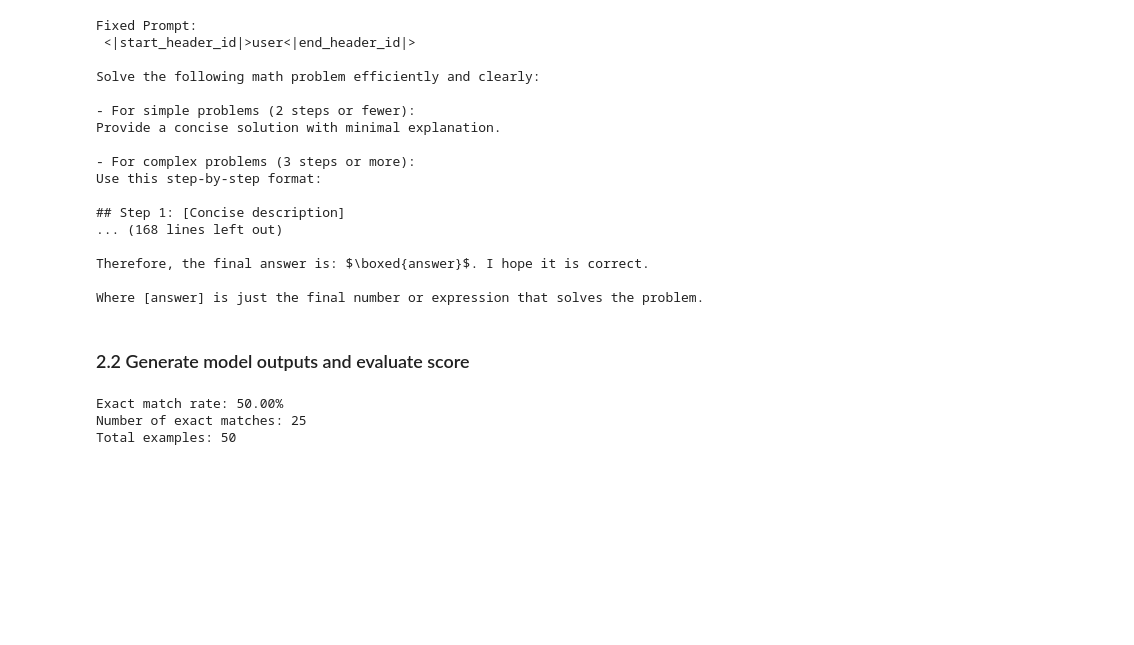
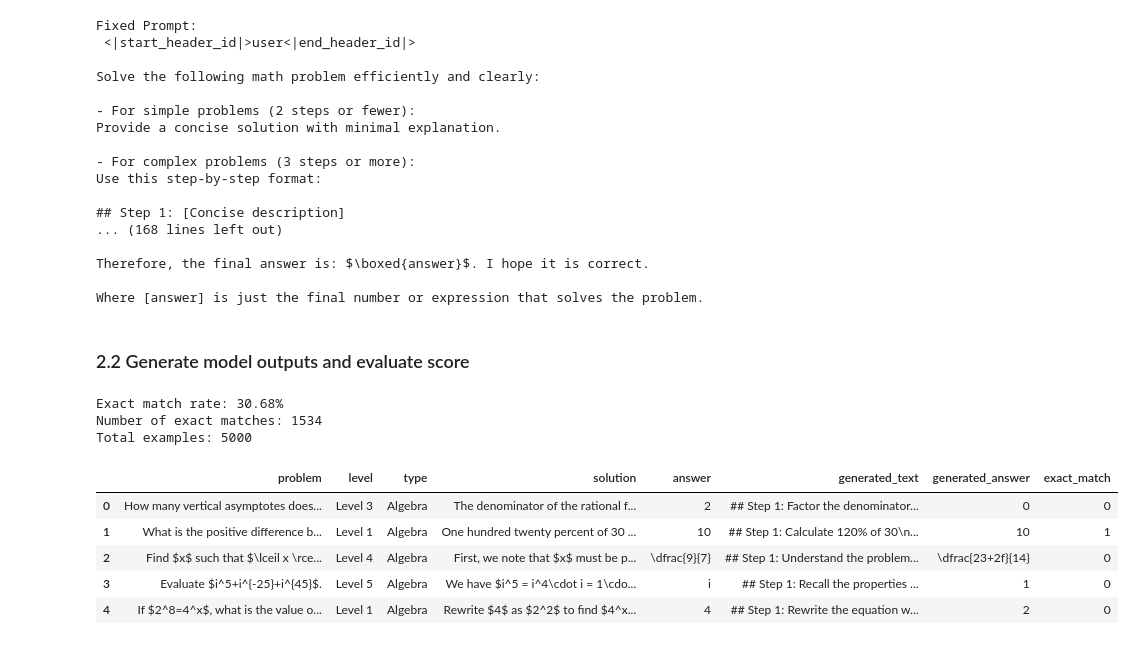
Before and after one commit to cayasryan/Cayas-AI-231, a Jupyter notebook: machine_exers/ME4/MATH/CAYAS_ME4_MATH_NEW.ipynb, the cells around one changed output. Saved outputs shown, nothing was run; the diff lists cells and outputs as text; code cells hidden in the pictures; blank space fills up the shorter version.

Commit message:
ME4: 4-shot results

```diff
--- a/machine_exers/ME4/MATH/CAYAS_ME4_MATH_NEW.ipynb
+++ b/machine_exers/ME4/MATH/CAYAS_ME4_MATH_NEW.ipynb
@@ -294,7 +294,14 @@ def evaluate_generated_texts(question_set):
     generated_answers = [normalize_final_answer(remove_boxed(string)) if string else None for string in last_boxed_strings]
 
     ground_truth_answers = question_set['answer']
-    exact_matches = [int(generated_answers[i].strip() == ground_truth_answers[i].strip() or is_equiv(generated_answers[i], ground_truth_answers[i])) for i in range(len(generated_answers))]
+
+    exact_matches = []
+    for i in range(len(generated_answers)):
+        if generated_answers[i] is not None:
+            exact_match = int(generated_answers[i].strip() == ground_truth_answers[i].strip() or is_equiv(generated_answers[i], ground_truth_answers[i]))
+        else:
+            exact_match = 0
+        exact_matches.append(exact_match)
 
     question_set['generated_answer'] = generated_answers
     question_set['exact_match'] = exact_matches
@@ -322,6 +329,16 @@ print(f"Exact match rate: {exact_match_rate:.2%}")
 print(f"Number of exact matches: {num_exact_matches}")
 print(f"Total examples: {total_examples}")
 # %% [output]
-Exact match rate: 50.00%
-Number of exact matches: 25
-Total examples: 50
+Exact match rate: 30.68%
+Number of exact matches: 1534
+Total examples: 5000
+# %%
+results_df = pd.DataFrame(results)
+results_df.head()
+# %% [output]
+|  | problem | level | type | solution | answer | generated_text | generated_answer | exact_match |
+| 0 | How many vertical asymptotes does... | Level 3 | Algebra | The denominator of the rational f... | 2 | ## Step 1: Factor the denominator... | 0 | 0 |
+| 1 | What is the positive difference b... | Level 1 | Algebra | One hundred twenty percent of 30 ... | 10 | ## Step 1: Calculate 120% of 30\n... | 10 | 1 |
+| 2 | Find $x$ such that $\lceil x \rce... | Level 4 | Algebra | First, we note that $x$ must be p... | \dfrac{9}{7} | ## Step 1: Understand the problem... | \dfrac{23+2f}{14} | 0 |
+| 3 | Evaluate $i^5+i^{-25}+i^{45}$. | Level 5 | Algebra | We have $i^5 = i^4\cdot i = 1\cdo... | i | ## Step 1: Recall the properties ... | 1 | 0 |
+| 4 | If $2^8=4^x$, what is the value o... | Level 1 | Algebra | Rewrite $4$ as $2^2$ to find $4^x... | 4 | ## Step 1: Rewrite the equation w... | 2 | 0 |
```
Also changed, not shown: parts of 3 cells of this notebook, 1 other file.
